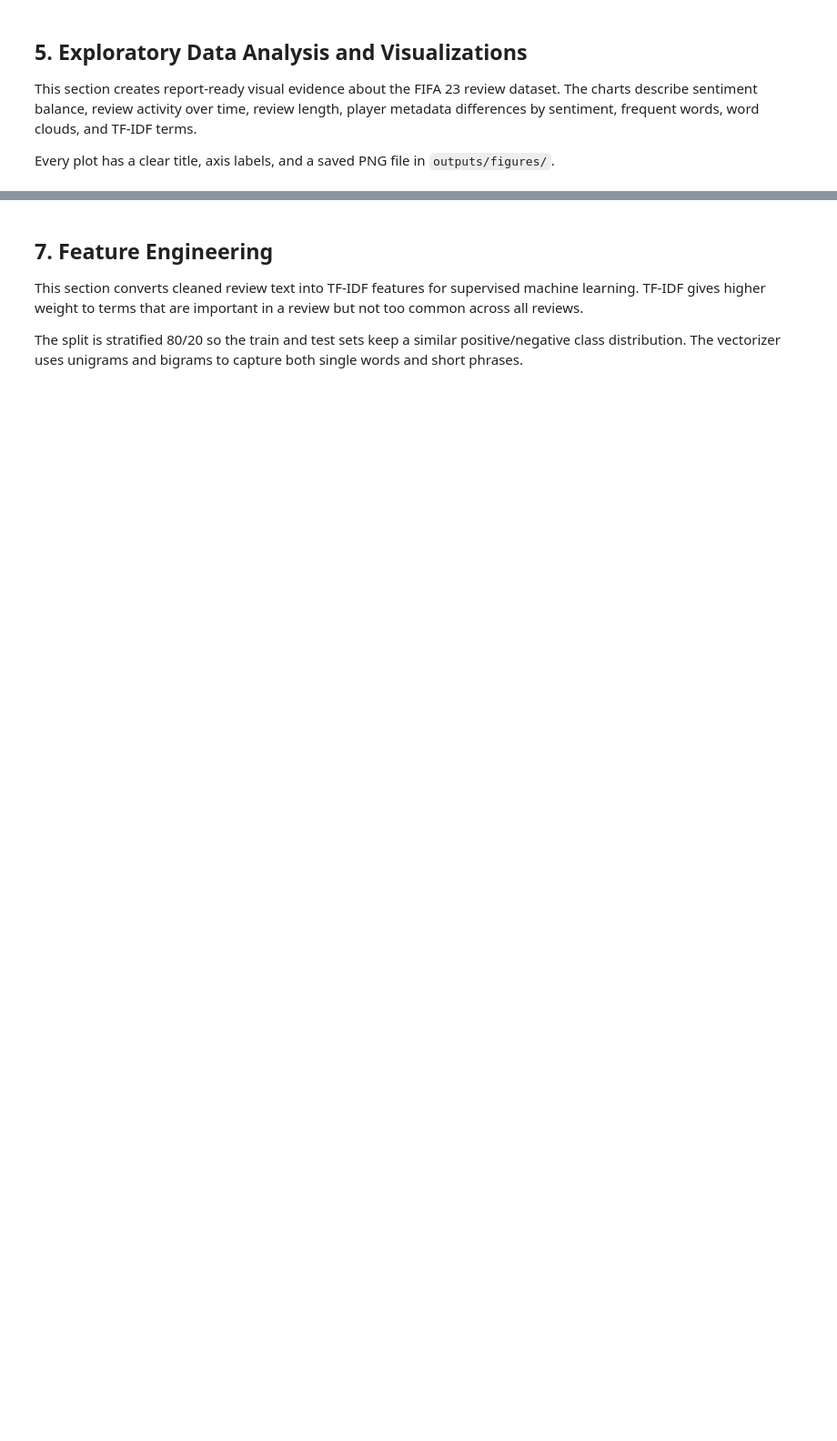
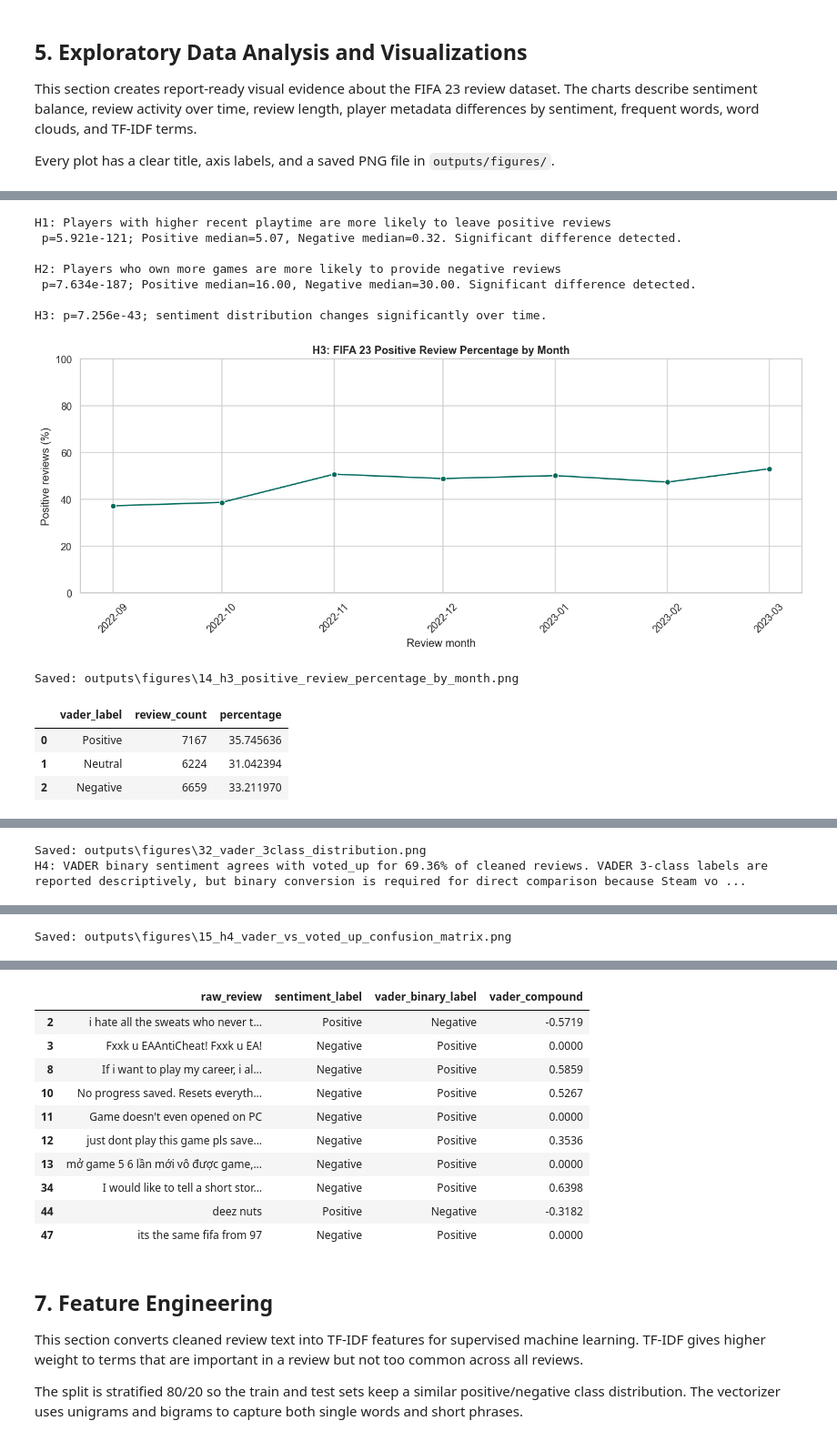
Before and after one commit to Yaserabulaban/fifa23-review-sentiment, a Jupyter notebook: tutorial_1_smc.ipynb, the cells around one changed output, grey strips where cells are left out. Shown at 91% size. Saved outputs shown, nothing was run; the diff lists cells and outputs as text; code cells hidden in the pictures; blank space fills up the shorter version.

Commit message:
Add BiLSTM model and VADER neutral analysis

```diff
--- a/tutorial_1_smc.ipynb
+++ b/tutorial_1_smc.ipynb
@@ -395,33 +546,92 @@ mann_whitney("author_num_games_owned", "H2: Players who own more games are more
 
 month_table = pd.crosstab(df_clean["created_month"], df_clean["sentiment_label"])
 if month_table.shape[0] > 1 and month_table.shape[1] > 1:
     chi2_stat, chi2_p, _, _ = chi2_contingency(month_table)
     h3_interp = f"p={chi2_p:.4g}; " + ("sentiment distribution changes significantly over time." if chi2_p < 0.05 else "no significant month-by-sentiment association detected.")
 else:
     chi2_stat, chi2_p, h3_interp = np.nan, np.nan, "Not enough monthly groups for chi-square testing."
 add_hypothesis_result("H3: Sentiment changes over time", "Chi-square test of month vs sentiment", chi2_stat, chi2_p, h3_interp)
 print("H3:", h3_interp)
 
 plt.figure(figsize=(12, 5))
 sns.lineplot(data=monthly_sentiment, x="created_month", y="positive_percentage", marker="o", color="#00695C")
 plt.title("H3: FIFA 23 Positive Review Percentage by Month"); plt.xlabel("Review month"); plt.ylabel("Positive reviews (%)"); plt.ylim(0, 100); plt.xticks(rotation=45)
 savefig("14_h3_positive_review_percentage_by_month.png")
 
+# H4: VADER supports 3-class lexicon sentiment, while Steam voted_up is binary.
+# First, calculate the standard VADER 3-class labels for descriptive analysis.
 sia = SentimentIntensityAnalyzer()
 df_clean["vader_compound"] = df_clean["raw_review"].apply(lambda t: sia.polarity_scores(str(t))["compound"])
-df_clean["vader_label_detailed"] = np.select([df_clean["vader_compound"] >= 0.05, df_clean["vader_compound"] <= -0.05], ["Positive", "Negative"], default="Neutral")
+df_clean["vader_label_3class"] = np.select(
+    [df_clean["vader_compound"] >= 0.05, df_clean["vader_compound"] <= -0.05],
+    ["Positive", "Negative"],
+    default="Neutral",
+)
+# Keep the earlier column name as an alias so downstream report code remains compatible.
+df_clean["vader_label_detailed"] = df_clean["vader_label_3class"]
+
+vader_3class_distribution_df = (
+    df_clean["vader_label_3class"]
+    .value_counts()
+    .reindex(["Positive", "Neutral", "Negative"], fill_value=0)
+    .rename_axis("vader_label")
+    .reset_index(name="review_count")
+)
+vader_3class_distribution_df["percentage"] = (
+    vader_3class_distribution_df["review_count"] / len(df_clean) * 100
+)
+display(vader_3class_distribution_df)
+
+plt.figure(figsize=(7, 5))
+sns.barplot(
+    data=vader_3class_distribution_df,
+    x="vader_label",
+    y="review_count",
+    order=["Positive", "Neutral", "Negative"],
+    palette=["#2E7D32", "#78909C", "#C62828"],
+)
+plt.title("FIFA 23 VADER 3-Class Sentiment Distribution")
+plt.xlabel("VADER sentiment label")
+plt.ylabel("Number of reviews")
+for container in plt.gca().containers:
+    plt.bar_label(container, fmt="%d", padding=3)
+savefig("32_vader_3class_distribution.png")
+
+# For H4, VADER must be converted to binary before comparison with voted_up.
+# The previous project rule is preserved: compound >= 0 is Positive; compound < 0 is Negative.
+# This splits neutral-range VADER reviews by the sign of their compound score, because voted_up has no neutral class.
 df_clean["vader_binary_label"] = np.where(df_clean["vader_compound"] >= 0, "Positive", "Negative")
 agreement = (df_clean["vader_binary_label"] == df_clean["sentiment_label"]).mean()
-h4_interp = f"VADER binary sentiment agrees with voted_up for {agreement:.2%} of cleaned reviews. Mismatches may indicate sarcasm, slang, short text, or mixed opinions."
+h4_interp = (
+    f"VADER binary sentiment agrees with voted_up for {agreement:.2%} of cleaned reviews. "
+    "VADER 3-class labels are reported descriptively, but binary conversion is required for direct comparison "
+    "because Steam voted_up has no neutral ground-truth class."
+)
 add_hypothesis_result("H4: Written sentiment agrees with Steam voted_up recommendation", "VADER vs voted_up agreement", agreement, np.nan, h4_interp)
 print("H4:", h4_interp)
 
 cm = confusion_matrix(df_clean["sentiment_label"], df_clean["vader_binary_label"], labels=["Positive", "Negative"])
 plt.figure(figsize=(6, 5))
 sns.heatmap(cm, annot=True, fmt="d", cmap="Blues", xticklabels=["VADER Positive", "VADER Negative"], yticklabels=["Actual Positive", "Actual Negative"])
-plt.title("H4: VADER Sentiment vs Steam voted_up"); plt.xlabel("VADER predicted sentiment"); plt.ylabel("Steam voted_up sentiment")
+plt.title("H4: Binary VADER Sentiment vs Steam voted_up")
+plt.xlabel("VADER predicted sentiment")
+plt.ylabel("Steam voted_up sentiment")
 savefig("15_h4_vader_vs_voted_up_confusion_matrix.png")
 
 hypothesis_results_df = pd.DataFrame(hypothesis_results)
 display(hypothesis_results_df)
 display(df_clean.loc[df_clean["vader_binary_label"] != df_clean["sentiment_label"], ["raw_review", "sentiment_label", "vader_binary_label", "vader_compound"]].head(10))
+# %% [output]
+H1: Players with higher recent playtime are more likely to leave positive reviews
+ p=5.921e-121; Positive median=5.07, Negative median=0.32. Significant difference detected.
+
+H2: Players who own more games are more likely to provide negative reviews
+ p=7.634e-187; Positive median=16.00, Negative median=30.00. Significant difference detected.
+
+H3: p=7.256e-43; sentiment distribution changes significantly over time.
+[figure, added]
+Saved: outputs\figures\14_h3_positive_review_percentage_by_month.png
+|  | vader_label | review_count | percentage |
+| 0 | Positive | 7167 | 35.745636 |
+| 1 | Neutral | 6224 | 31.042394 |
+| 2 | Negative | 6659 | 33.211970 |
@@ -427,0 +639,2 @@ display(df_clean.loc[df_clean["vader_binary_label"] != df_clean["sentiment_label
+Saved: outputs\figures\32_vader_3class_distribution.png
+H4: VADER binary sentiment agrees with voted_up for 69.36% of cleaned reviews. VADER 3-class labels are reported descriptively, but binary conversion is required for direct comparison because Steam vo ...
@@ -427,0 +642 @@ display(df_clean.loc[df_clean["vader_binary_label"] != df_clean["sentiment_label
+Saved: outputs\figures\15_h4_vader_vs_voted_up_confusion_matrix.png
@@ -428,3 +648,14 @@ display(df_clean.loc[df_clean["vader_binary_label"] != df_clean["sentiment_label
+|  | raw_review | sentiment_label | vader_binary_label | vader_compound |
+| 2 | i hate all the sweats who never t... | Positive | Negative | -0.5719 |
+| 3 | Fxxk u EAAntiCheat! Fxxk u EA! | Negative | Positive | 0.0000 |
+| 8 | If i want to play my career, i al... | Negative | Positive | 0.5859 |
+| 10 | No progress saved. Resets everyth... | Negative | Positive | 0.5267 |
+| 11 | Game doesn't even opened on PC | Negative | Positive | 0.0000 |
+| 12 | just dont play this game pls save... | Negative | Positive | 0.3536 |
+| 13 | mở game 5 6 lần mới vô được game,... | Negative | Positive | 0.0000 |
+| 34 | I would like to tell a short stor... | Negative | Positive | 0.6398 |
+| 44 | deez nuts | Positive | Negative | -0.3182 |
+| 47 | its the same fifa from 97 | Negative | Positive | 0.0000 |
 # %% [markdown]
 ## 7. Feature Engineering
 
```
Also changed, not shown: parts of 20 cells of this notebook, 14 other files.
